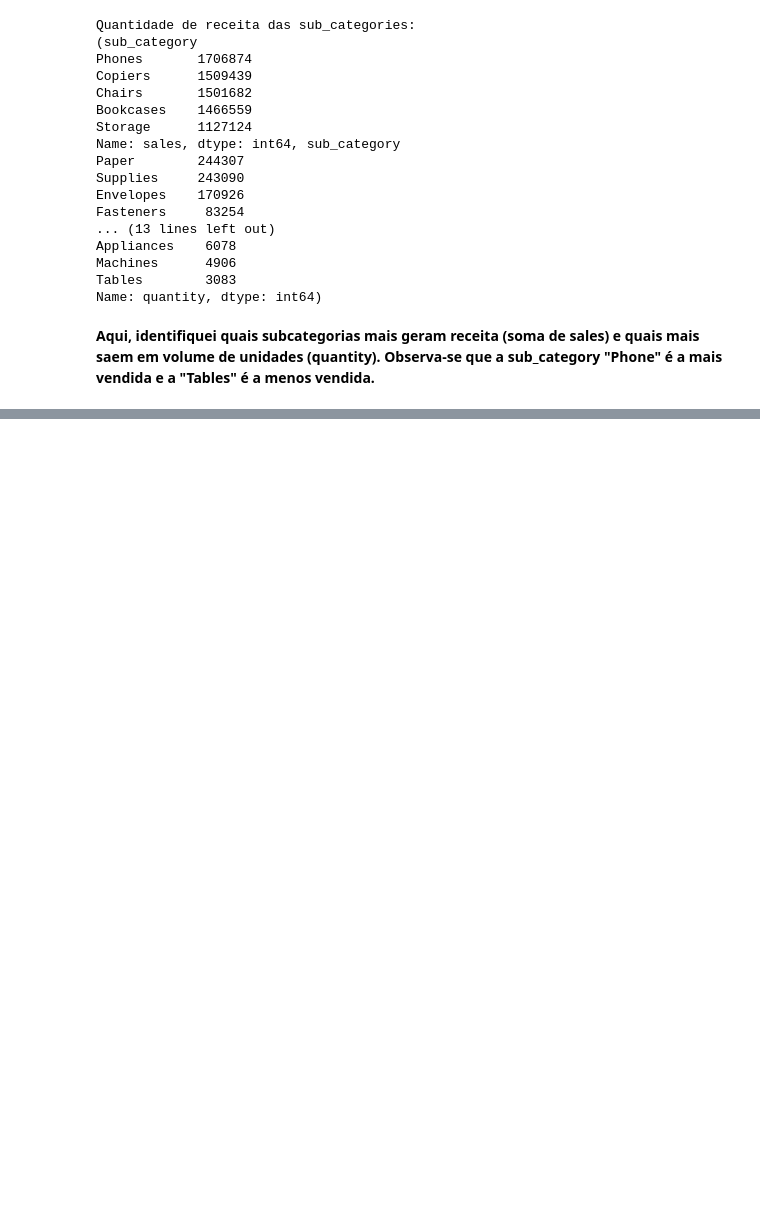
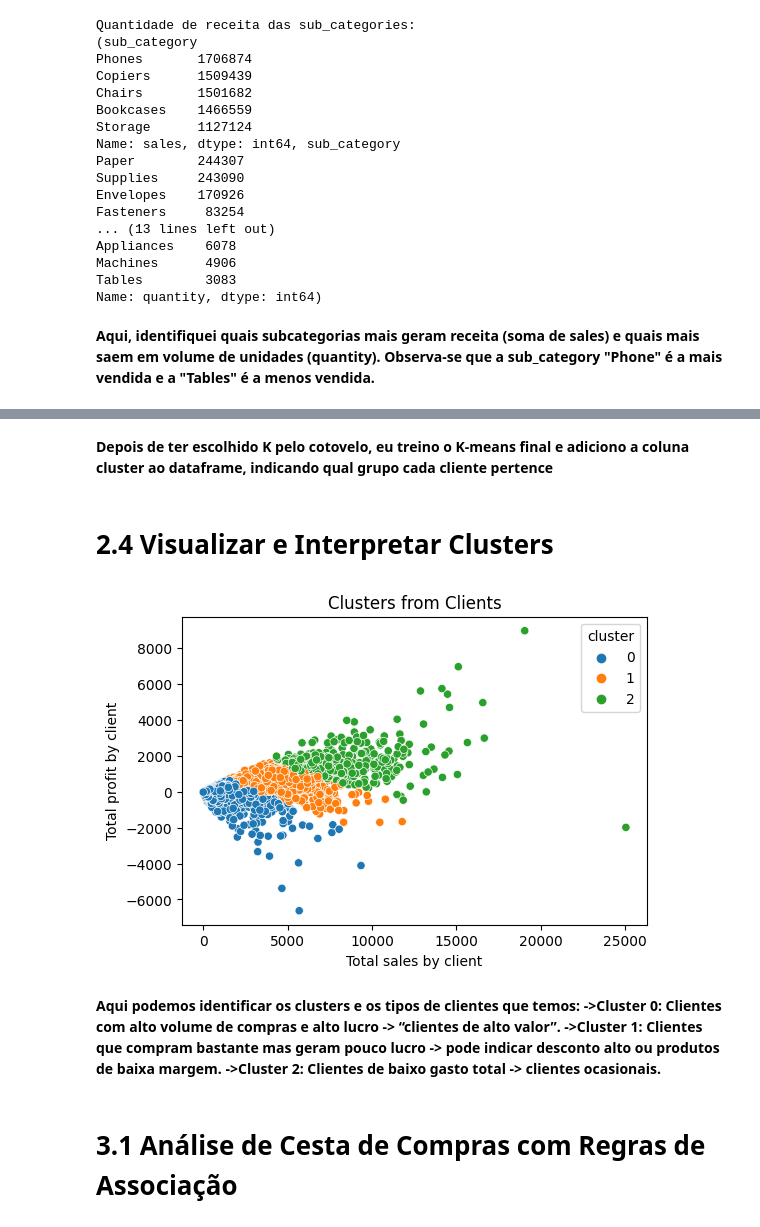
Before and after one commit to thiagoroncete/Trabalho-SuperStore, a Jupyter notebook: trabalho-cd.ipynb, the cells around one changed output, grey strips where cells are left out. Drawn from its saved outputs; the diff is of its cells as text; code cells hidden in the pictures; blank space fills up the shorter version.

```diff
--- a/trabalho-cd.ipynb
+++ b/trabalho-cd.ipynb
@@ -219,0 +268,8 @@ Observa-se que a sub_category "Phone" é a mais vendida e a "Tables" é a menos
+# %%
+k_final = 3
+
+kmeans = KMeans(n_clusters=k_final, random_state=42, n_init='auto')
+client_clusters = kmeans.fit_predict(client_scaled)
+
+client_df['cluster'] = client_clusters
+client_df.head()
@@ -219,0 +284,23 @@ Observa-se que a sub_category "Phone" é a mais vendida e a "Tables" é a menos
+# %% [markdown]
+**Depois de ter escolhido K pelo cotovelo, eu treino o K-means final e adiciono a coluna cluster ao dataframe, indicando qual grupo cada cliente pertence**
+# %% [markdown]
+# 2.4 Visualizar e Interpretar Clusters
+# %%
+plt.figure(figsize=(6,4))
+sns.scatterplot(x=client_df['sales'],
+                y=client_df['profit'],
+                hue=client_df['cluster'],
+                palette='tab10')
+plt.xlabel('Total sales by client')
+plt.ylabel('Total profit by client')
+plt.title('Clusters from Clients')
+plt.show()
+# %% [output]
+[figure, added]
+# %% [markdown]
+**Aqui podemos identificar os clusters e os tipos de clientes que temos:
+->Cluster 0: Clientes com alto volume de compras e alto lucro -> “clientes de alto valor”.
+->Cluster 1: Clientes que compram bastante mas geram pouco lucro -> pode indicar desconto alto ou produtos de baixa margem.
+->Cluster 2: Clientes de baixo gasto total -> clientes ocasionais.**
+# %% [markdown]
+# 3.1 Análise de Cesta de Compras com Regras de Associação
```
Also changed, not shown: parts of 8 cells of this notebook.
